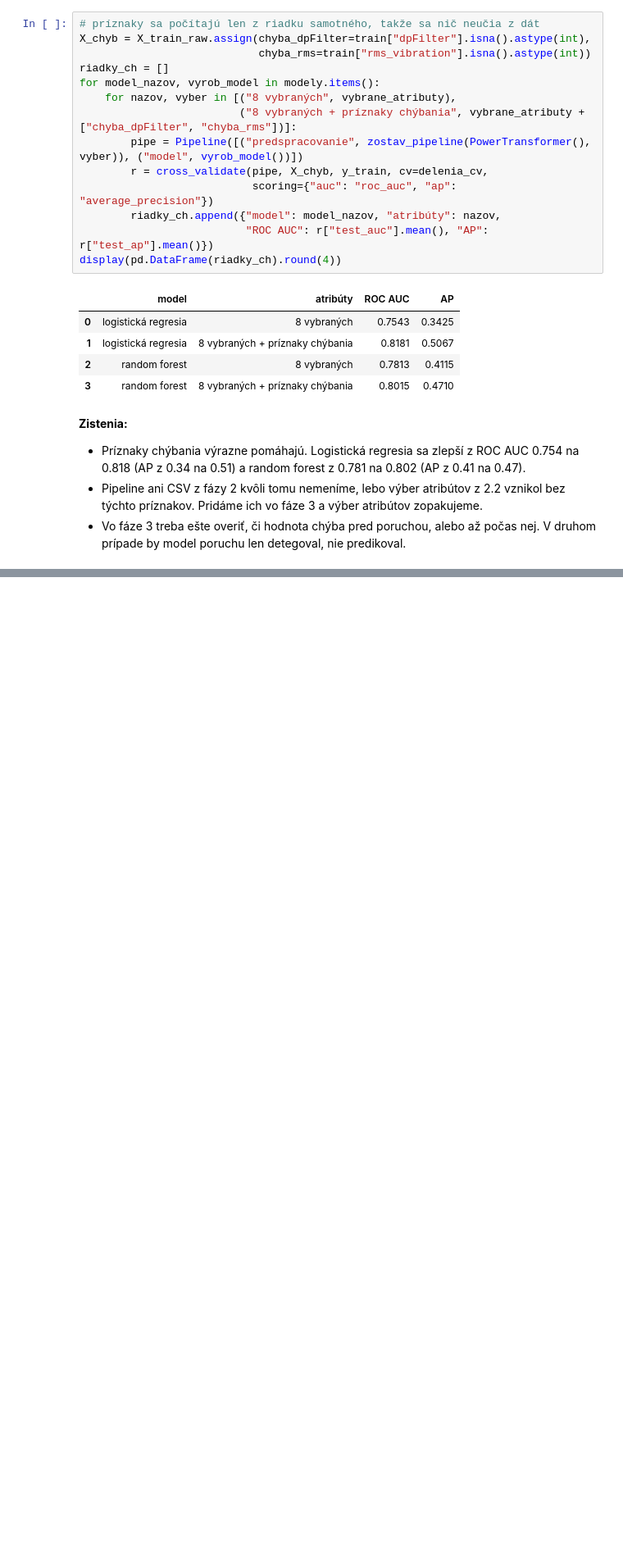
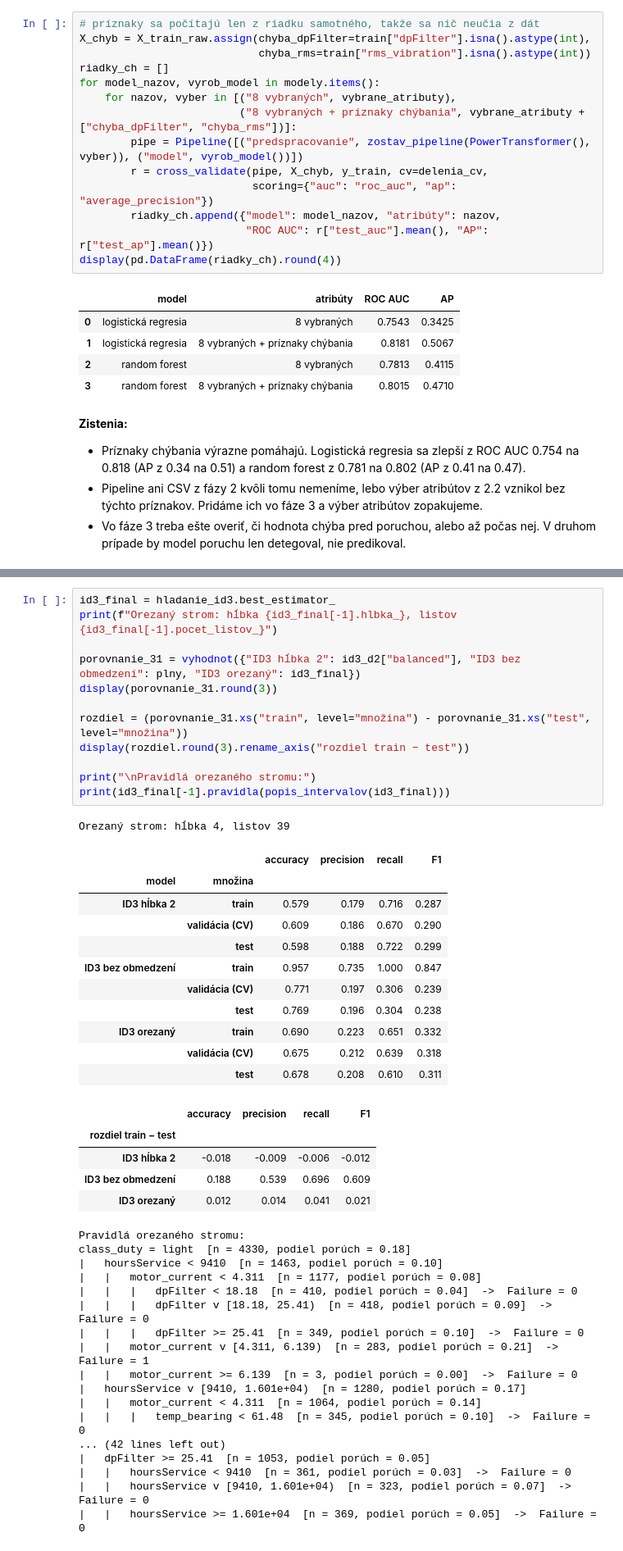
Before and after one commit to deno555/iau_projekt, a Jupyter notebook: IAU_projekt.ipynb, the cells around one changed output, grey strips where cells are left out. Shown at 82% size. Saved outputs shown, nothing was run; the diff lists cells and outputs as text; blank space fills up the shorter version.

```diff
--- a/IAU_projekt.ipynb
+++ b/IAU_projekt.ipynb
@@ -1879,0 +2252,47 @@ display(pd.DataFrame(riadky_ch).round(4))
+# %%
+id3_final = hladanie_id3.best_estimator_
+print(f"Orezaný strom: hĺbka {id3_final[-1].hlbka_}, listov {id3_final[-1].pocet_listov_}")
+
+porovnanie_31 = vyhodnot({"ID3 hĺbka 2": id3_d2["balanced"], "ID3 bez obmedzení": plny, "ID3 orezaný": id3_final})
+display(porovnanie_31.round(3))
+
+rozdiel = (porovnanie_31.xs("train", level="množina") - porovnanie_31.xs("test", level="množina"))
+display(rozdiel.round(3).rename_axis("rozdiel train − test"))
+
+print("\nPravidlá orezaného stromu:")
+print(id3_final[-1].pravidla(popis_intervalov(id3_final)))
+# %% [output]
+Orezaný strom: hĺbka 4, listov 39
+|  |  | accuracy | precision | recall | F1 |
+| model | množina |  |  |  |  |
+| ID3 hĺbka 2 | train | 0.579 | 0.179 | 0.716 | 0.287 |
+|  | validácia (CV) | 0.609 | 0.186 | 0.670 | 0.290 |
+|  | test | 0.598 | 0.188 | 0.722 | 0.299 |
+| ID3 bez obmedzení | train | 0.957 | 0.735 | 1.000 | 0.847 |
+|  | validácia (CV) | 0.771 | 0.197 | 0.306 | 0.239 |
+|  | test | 0.769 | 0.196 | 0.304 | 0.238 |
+| ID3 orezaný | train | 0.690 | 0.223 | 0.651 | 0.332 |
+|  | validácia (CV) | 0.675 | 0.212 | 0.639 | 0.318 |
+|  | test | 0.678 | 0.208 | 0.610 | 0.311 |
+|  | accuracy | precision | recall | F1 |
+| rozdiel train − test |  |  |  |  |
+| ID3 hĺbka 2 | -0.018 | -0.009 | -0.006 | -0.012 |
+| ID3 bez obmedzení | 0.188 | 0.539 | 0.696 | 0.609 |
+| ID3 orezaný | 0.012 | 0.014 | 0.041 | 0.021 |
+Pravidlá orezaného stromu:
+class_duty = light  [n = 4330, podiel porúch = 0.18]
+|   hoursService < 9410  [n = 1463, podiel porúch = 0.10]
+|   |   motor_current < 4.311  [n = 1177, podiel porúch = 0.08]
+|   |   |   dpFilter < 18.18  [n = 410, podiel porúch = 0.04]  ->  Failure = 0
+|   |   |   dpFilter v [18.18, 25.41)  [n = 418, podiel porúch = 0.09]  ->  Failure = 0
+|   |   |   dpFilter >= 25.41  [n = 349, podiel porúch = 0.10]  ->  Failure = 0
+|   |   motor_current v [4.311, 6.139)  [n = 283, podiel porúch = 0.21]  ->  Failure = 1
+|   |   motor_current >= 6.139  [n = 3, podiel porúch = 0.00]  ->  Failure = 0
+|   hoursService v [9410, 1.601e+04)  [n = 1280, podiel porúch = 0.17]
+|   |   motor_current < 4.311  [n = 1064, podiel porúch = 0.14]
+|   |   |   temp_bearing < 61.48  [n = 345, podiel porúch = 0.10]  ->  Failure = 0
+... (42 lines left out)
+|   dpFilter >= 25.41  [n = 1053, podiel porúch = 0.05]
+|   |   hoursService < 9410  [n = 361, podiel porúch = 0.03]  ->  Failure = 0
+|   |   hoursService v [9410, 1.601e+04)  [n = 323, podiel porúch = 0.07]  ->  Failure = 0
+|   |   hoursService >= 1.601e+04  [n = 369, podiel porúch = 0.05]  ->  Failure = 0
```
Also changed, not shown: parts of 21 cells of this notebook.
